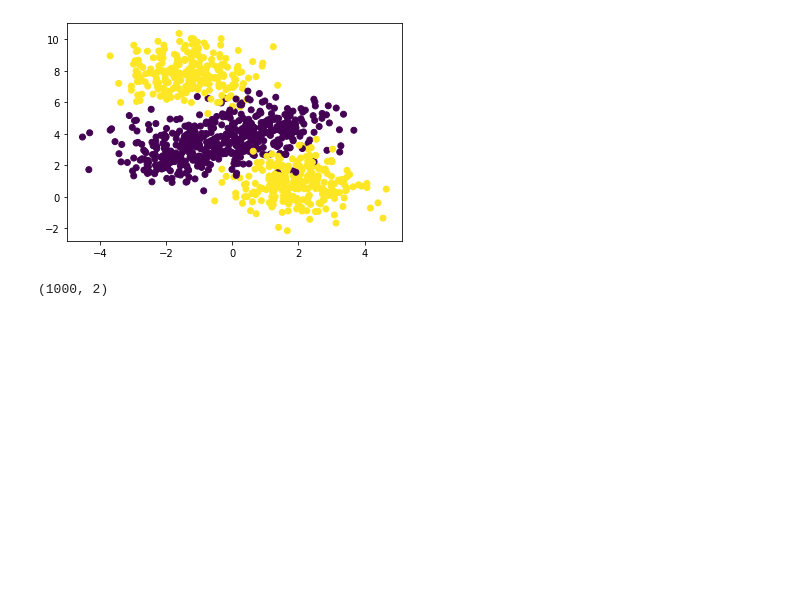
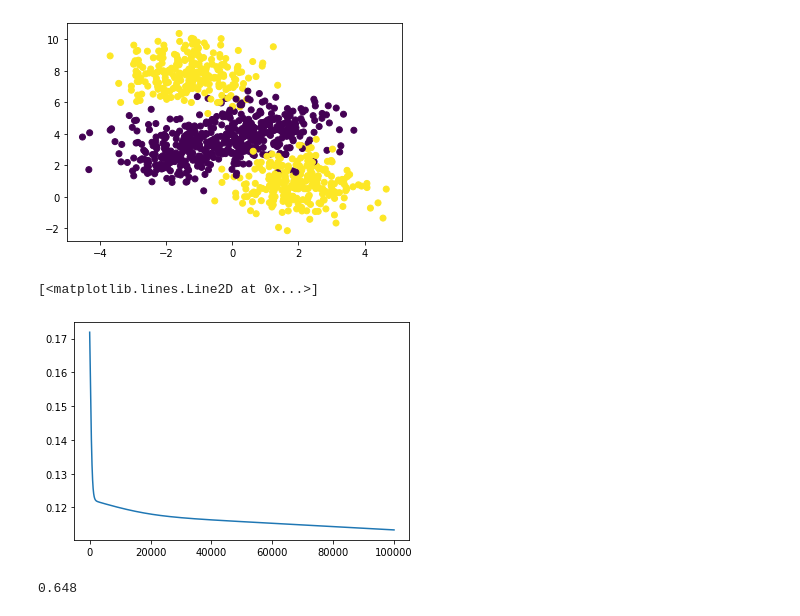
Before and after one commit to rissuuuu/DataScience, a Jupyter notebook: DeepLearning_Complete/Multi_perceptron.ipynb, the cells around one changed output. Drawn from its saved outputs; the diff is of its cells as text; code cells hidden in the pictures; blank space fills up the shorter version.

```diff
--- a/DeepLearning_Complete/Multi_perceptron.ipynb
+++ b/DeepLearning_Complete/Multi_perceptron.ipynb
@@ -18,20 +19,21 @@ from sklearn.metrics import mean_squared_error
 [figure]
 # %%
 class Multi_N:
-    def __init__(self,layers=[2,2,1]):
+    def __init__(self,layers):
         self.input_layers,self.hidden_layers,self.output_layers=layers
-        self.weights1=np.random.randn(self.hidden_layers,self.input_layers)
-        self.bias1=np.random.randn(self.hidden_layers).reshape(-1,1)
 
-        self.weights2=np.random.randn(self.output_layers,self.hidden_layers)
-        self.bias2=np.random.randn(self.output_layers).reshape(-1,1)
+        self.weights1=np.random.rand(self.hidden_layers,self.input_layers)
+        self.bias1=np.random.rand(self.hidden_layers).reshape(-1,1)
+
+        self.weights2=np.random.rand(self.output_layers,self.hidden_layers)
+        self.bias2=np.random.rand(self.output_layers).reshape(-1,1)
 
     def Forward_pass(self,X,W,b):
         z=np.dot(X,W.T)+b.T
-        return z.astype(float)
+        return z.astype(np.float32)
 
     def Sigmoid(self,z):
-        sig=1/(1+np.exp(-z))
+        sig=1.0/(1.0+np.exp(-z))
         return sig
 
     def loss(self,y,y_hat):
@@ -43,10 +45,11 @@ class Multi_N:
 
         self.A2=self.Forward_pass(self.H1,self.weights2,self.bias2)
         self.H2=self.Sigmoid(self.A2)
+#         print(self.A1.shape,self.H1.shape,self.A2.shape,self.H2.shape)
         return self.H2
 
     def Backward(self,X,y):
-        y=y.reshape(-1,1)
+        y=y.reshape(-1,1) if (y.ndim==1) else y
         y_pred=self.Forward(X)
 
 #       Derivatives from output to hidden
@@ -54,23 +57,33 @@ class Multi_N:
         self.DW2=self.DA2.T.dot(self.H1)
         self.DB2=self.DA2.sum(axis=0).reshape(-1,1)
 #       Derivatives from hidden to input
-        self.DA1=self.DA2*self.H1*(1-self.H1)*self.weights2
-        self.DW1=self.DA1.sum(axis=0).reshape(-1,1)*self.weights1
-#         self.DB1=
-        print(self.H1.shape)
+        self.DA1=self.DA2*(self.weights2)*self.H1*(1-self.H1)
+        self.DW1=(self.DA1).sum(axis=0).reshape(-1,1)*self.weights1
+        self.DB1=(self.DA1).sum(axis=0).reshape(-1,1)
+        return y_pred
 
+    def fit(self,X,y,epochs,lr):
+        y=y.reshape(-1,1) if (y.ndim==1) else y
+        mse_errors=[]
+        n=X.shape[0]
+        for i in range(epochs):
+            y_hat=self.Backward(X,y)
+            mse=self.loss(y,y_hat)
+            mse_errors.append(mse)
+            self.weights2=self.weights2-lr*(self.DW2/n)
+            self.bias2=self.bias2-lr*(self.DB2/n)
+            self.weights1=self.weights1-lr*(self.DW1/n)
+            self.bias1=self.bias1-lr*(self.DB1/n)
+        return mse_errors
 
-
-
-
-
-
-
-
-
-
-
-multi=Multi_N([2,2,1])
-multi.Backward(X,y)
+    def predict(self,X):
+        y_pr=self.Forward(X)
+        return(y_pr>0.5).astype(int)
-# %% [output]
-(1000, 2)
+# %%
+X_train,X_test,y_train,y_test=train_test_split(X,y,test_size=0.25)
+multi=Multi_N([2,2,1])
+errors=multi.fit(X_train,y_train,epochs=100000,lr=0.01)
+pl.plot(errors)
+# %% [output]
+[<matplotlib.lines.Line2D at 0x...>]
+[figure, added]
@@ -76,0 +92,5 @@ multi.Backward(X,y)
+# %%
+from sklearn.metrics import accuracy_score
+accuracy_score(y_train_pred,y_train)
+# %% [output]
+0.648
```
Also changed, not shown: parts of 2 cells of this notebook, 1 other file.
